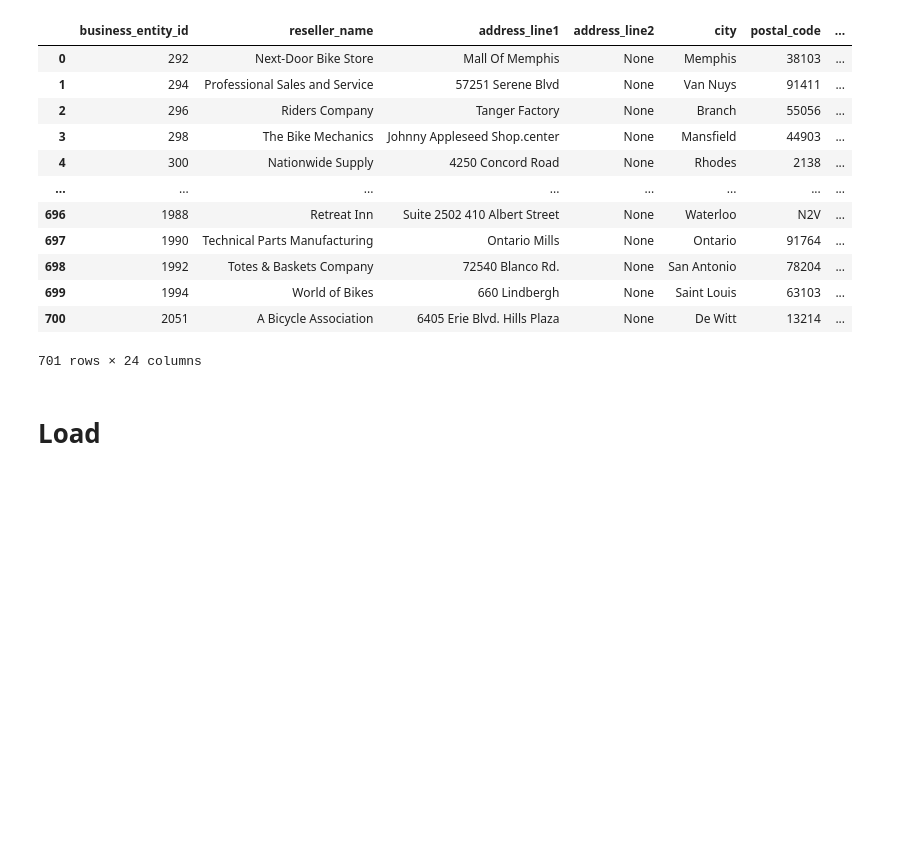
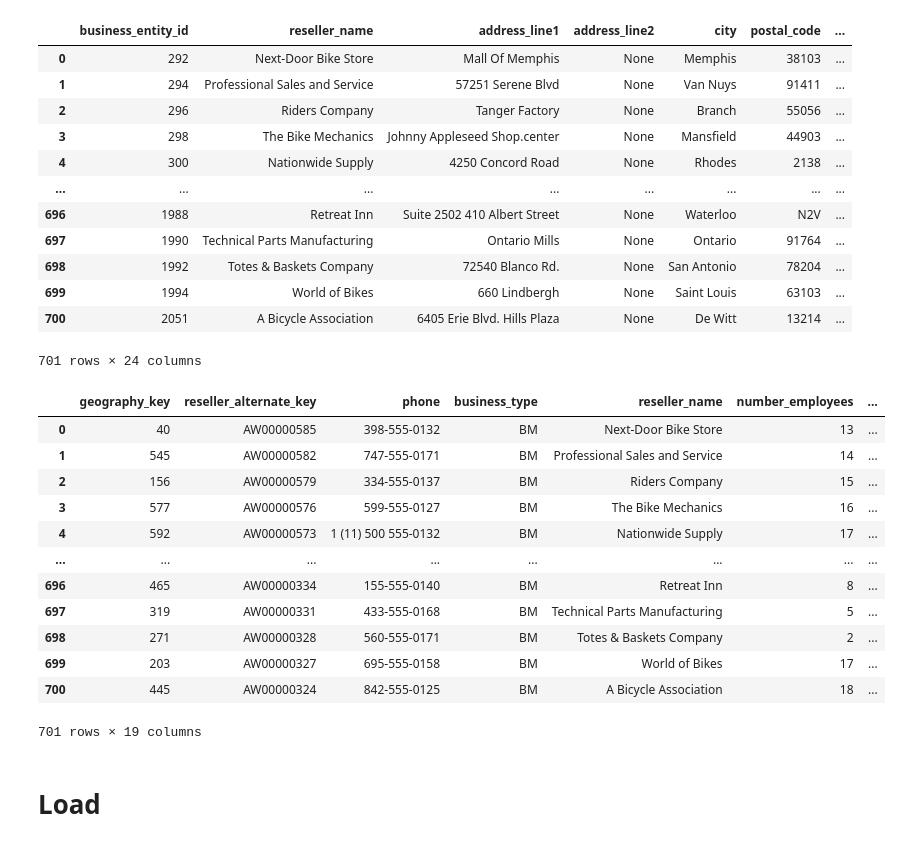
Before and after one commit to andresmg42/AdventureWorks2022ETL, a Jupyter notebook: notebooks/etl_dim_reseller.ipynb, the cells around one changed output. Drawn from its saved outputs; the diff is of its cells as text; code cells hidden in the pictures; blank space fills up the shorter version.

```diff
--- a/notebooks/etl_dim_reseller.ipynb
+++ b/notebooks/etl_dim_reseller.ipynb
@@ -42,8 +42,7 @@ t_years
 635 rows × 5 columns
 # %%
 query_reseller = text("""
--- Usamos una CTE para pre-agregar la información de los clientes por tienda
--- CTE para pre-agregar información de clientes y órdenes (como antes)
+-- CTE para pre-agregar información de clientes y órdenes
 WITH ResellerCustomerInfo AS (
     SELECT
         c.store_id,
@@ -125,12 +124,12 @@ FROM sales.store AS s
 -- LEFT JOIN a la CTE de info de clientes
 LEFT JOIN ResellerCustomerInfo AS rci ON s.business_entity_id = rci.store_id
 
--- LEFT JOIN a la CTE de direcciones, filtrando solo por la principal (rn_addr = 1)
+-- LEFT JOIN a la CTE de direcciones
 LEFT JOIN RankedAddresses AS ra
     ON s.business_entity_id = ra.business_entity_id
     AND ra.rn_addr = 1
 
--- LEFT JOIN a la CTE de contactos, filtrando solo por el principal (rn_contact = 1)
+-- LEFT JOIN a la CTE de contactos
 LEFT JOIN RankedContacts AS rc
     ON s.business_entity_id = rc.business_entity_id
     AND rc.rn_contact = 1;
@@ -250,5 +249,7 @@ Despues del merge con DimGeography: (701, 24)
 # Limpia valores
 df_reseller_linked['business_type'] = df_reseller_linked['business_type'].fillna('Unknown')
 df_reseller_linked['product_line'] = df_reseller_linked['product_line'].fillna('None')
+# %%
+df_reseller_linked.rename(columns={'business_entity_id': 'reseller_alternate_key'}, inplace=True)
 # %%
 # Columnas finales segun DimReseller del DW
@@ -261,6 +263,22 @@ final_columns = [
 ]
 
 df_to_load = df_reseller_linked[final_columns]
+# %%
+df_to_load
+# %% [output]
+|  | geography_key | reseller_alternate_key | phone | business_type | reseller_name | number_employees | ... |
+| 0 | 40 | AW00000585 | 398-555-0132 | BM | Next-Door Bike Store | 13 | ... |
+| 1 | 545 | AW00000582 | 747-555-0171 | BM | Professional Sales and Service | 14 | ... |
+| 2 | 156 | AW00000579 | 334-555-0137 | BM | Riders Company | 15 | ... |
+| 3 | 577 | AW00000576 | 599-555-0127 | BM | The Bike Mechanics | 16 | ... |
+| 4 | 592 | AW00000573 | 1 (11) 500 555-0132 | BM | Nationwide Supply | 17 | ... |
+| ... | ... | ... | ... | ... | ... | ... | ... |
+| 696 | 465 | AW00000334 | 155-555-0140 | BM | Retreat Inn | 8 | ... |
+| 697 | 319 | AW00000331 | 433-555-0168 | BM | Technical Parts Manufacturing | 5 | ... |
+| 698 | 271 | AW00000328 | 560-555-0171 | BM | Totes & Baskets Company | 2 | ... |
+| 699 | 203 | AW00000327 | 695-555-0158 | BM | World of Bikes | 17 | ... |
+| 700 | 445 | AW00000324 | 842-555-0125 | BM | A Bicycle Association | 18 | ... |
+701 rows × 19 columns
 # %% [markdown]
 # Load
 # %%
```
Also changed, not shown: parts of 2 cells of this notebook, 5 other files.
